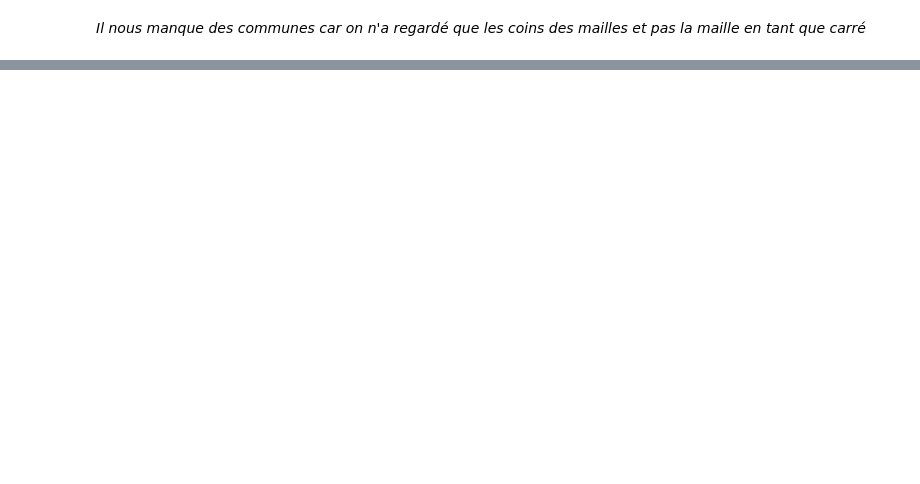
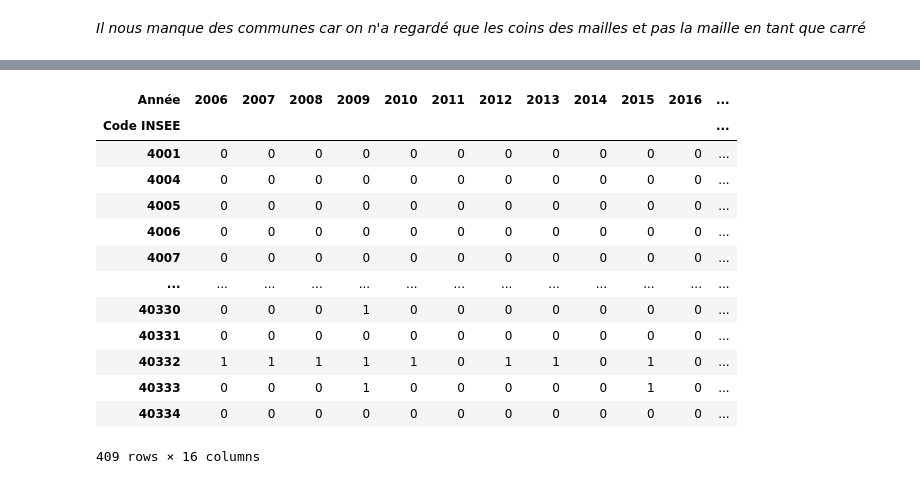
Before and after one commit to jjulietteschneider/Analyse-du-risque-des-feux-de-for-t, a Jupyter notebook: base ifm_communes.ipynb, the cells around one changed output, grey strips where cells are left out. Cells and saved outputs as stored; diff of their text form; code cells hidden in the pictures; blank space fills up the shorter version.

Commit message:
Base Feux Par Mailles

```diff
--- a/base ifm_communes.ipynb
+++ b/base ifm_communes.ipynb
@@ -588,0 +683,3 @@ idée, prendre des mailles autour, je pense qu'elles y sont mais ne sont pas loc
+# %%
+dfeu = pd.read_csv('feux_par_communes.csv')
+dfeu
@@ -588,0 +700,19 @@ idée, prendre des mailles autour, je pense qu'elles y sont mais ne sont pas loc
+# %%
+# On récupère un dataframe avec pour chaque commune par année si elle a été victime d'un feu ou non
+feux = dfeu.pivot(index='Code INSEE', columns='Année', values='Feu en été')
+feux
+# %% [output]
+| Année | 2006 | 2007 | 2008 | 2009 | 2010 | 2011 | 2012 | 2013 | 2014 | 2015 | 2016 | ... |
+| Code INSEE |  |  |  |  |  |  |  |  |  |  |  | ... |
+| 4001 | 0 | 0 | 0 | 0 | 0 | 0 | 0 | 0 | 0 | 0 | 0 | ... |
+| 4004 | 0 | 0 | 0 | 0 | 0 | 0 | 0 | 0 | 0 | 0 | 0 | ... |
+| 4005 | 0 | 0 | 0 | 0 | 0 | 0 | 0 | 0 | 0 | 0 | 0 | ... |
+| 4006 | 0 | 0 | 0 | 0 | 0 | 0 | 0 | 0 | 0 | 0 | 0 | ... |
+| 4007 | 0 | 0 | 0 | 0 | 0 | 0 | 0 | 0 | 0 | 0 | 0 | ... |
+| ... | ... | ... | ... | ... | ... | ... | ... | ... | ... | ... | ... | ... |
+| 40330 | 0 | 0 | 0 | 1 | 0 | 0 | 0 | 0 | 0 | 0 | 0 | ... |
+| 40331 | 0 | 0 | 0 | 0 | 0 | 0 | 0 | 0 | 0 | 0 | 0 | ... |
+| 40332 | 1 | 1 | 1 | 1 | 1 | 0 | 1 | 1 | 0 | 1 | 0 | ... |
+| 40333 | 0 | 0 | 0 | 1 | 0 | 0 | 0 | 0 | 0 | 1 | 0 | ... |
+| 40334 | 0 | 0 | 0 | 0 | 0 | 0 | 0 | 0 | 0 | 0 | 0 | ... |
+409 rows × 16 columns
```
Also changed, not shown: parts of 27 cells of this notebook, 1 other file.
